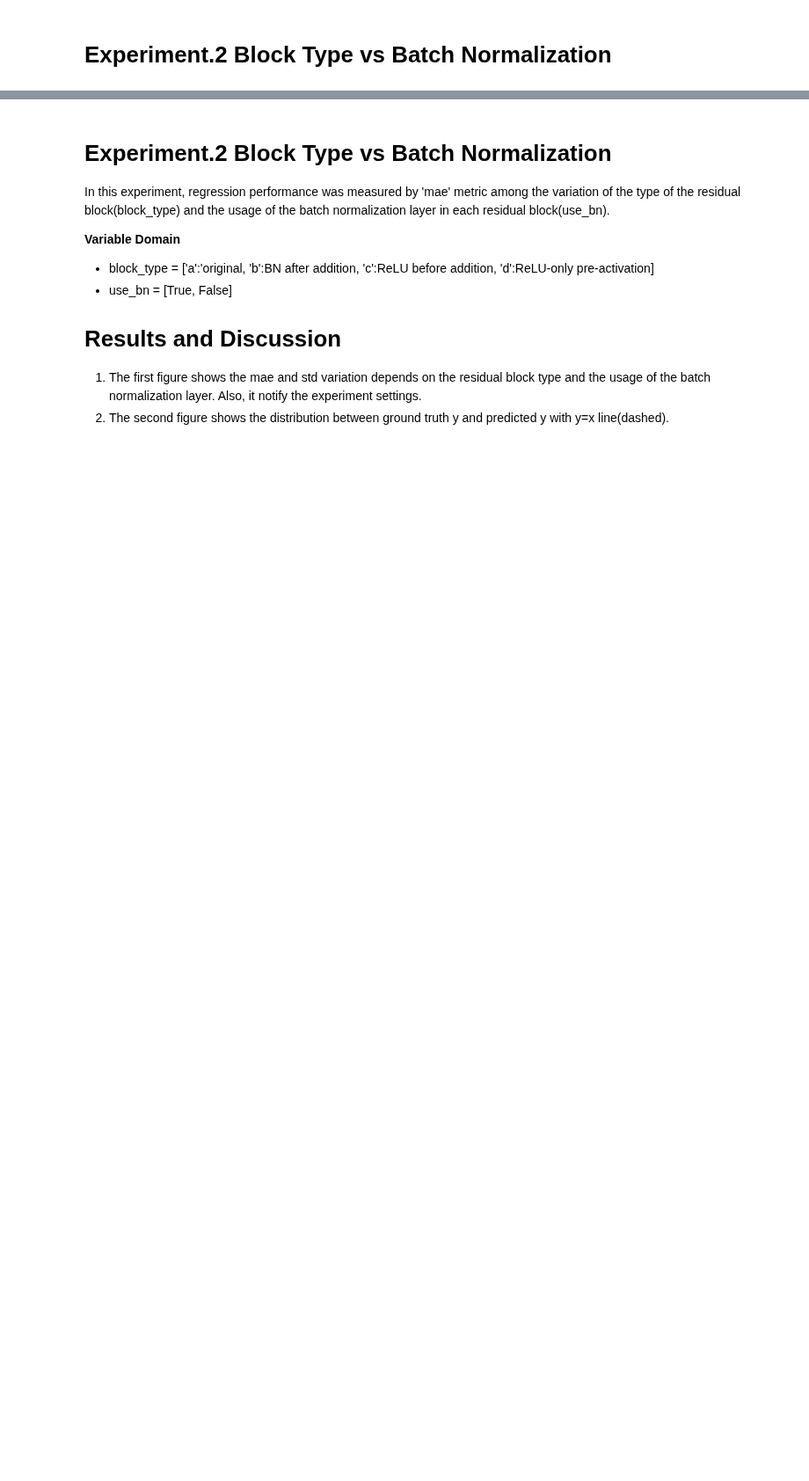
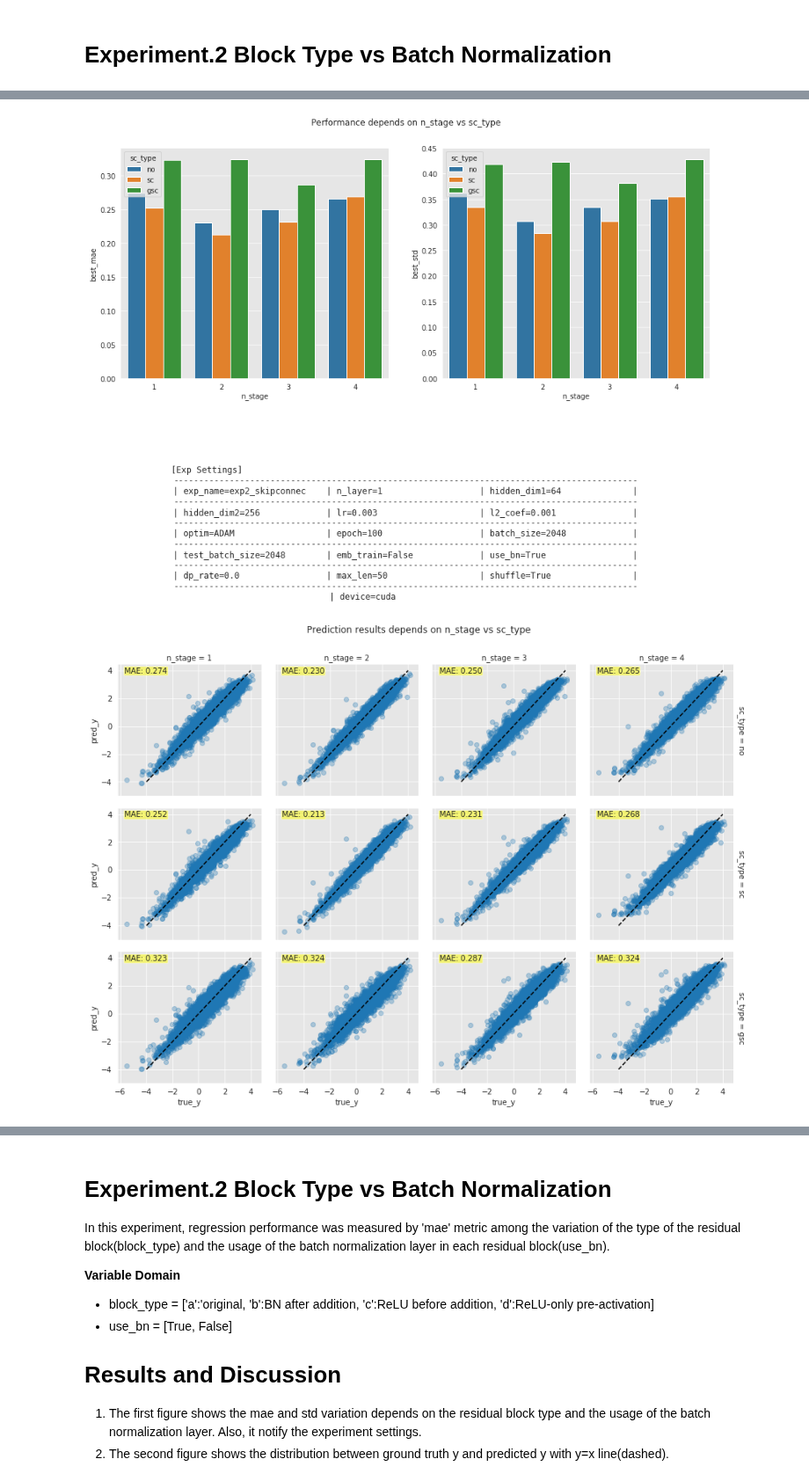
Before and after one commit to heartcored98/CH485_AI_Chemistry, a Jupyter notebook: Practice5_logP_GCN/Assignment5_logP_GCN.ipynb, the cells around one changed output, grey strips where cells are left out. Shown at 88% size. Saved outputs shown, nothing was run; the diff lists cells and outputs as text; code cells hidden in the pictures; blank space fills up the shorter version.

```diff
--- a/Practice5_logP_GCN/Assignment5_logP_GCN.ipynb
+++ b/Practice5_logP_GCN/Assignment5_logP_GCN.ipynb
@@ -63,7 +67,7 @@ def train(model, partition, optimizer, criterion, args, **kwargs):
     cnt_iter = 0
     for batch_idx, batch in enumerate(data_iter):
         X, A, y = batch
-        X, A, y = X.to(args.device).long(), A.to(args.device).long(), y.to(args.device).float()
+        X, A, y = X.to(args.device).long(), A.to(args.device).float(), y.to(args.device).float()
 
         model.train()
         optimizer.zero_grad()
@@ -90,7 +94,7 @@ def validate(model, partition, criterion, args):
     cnt_iter = 0
     for batch_idx, batch in enumerate(data_iter):
         X, A, y = batch
-        X, A, y = X.to(args.device).long(), A.to(args.device).long(), y.to(args.device).float()
+        X, A, y = X.to(args.device).long(), A.to(args.device).float(), y.to(args.device).float()
 
         model.eval()
         pred_y = model(X, A)
@@ -111,7 +115,7 @@ def test(model, partition, args, **kwargs):
     list_y, list_pred_y = list(), list()
     for batch_idx, batch in enumerate(data_iter):
         X, A, y = batch
-        X, A, y = X.to(args.device).long(), A.to(args.device).long(), y.to(args.device).float()
+        X, A, y = X.to(args.device).long(), A.to(args.device).float(), y.to(args.device).float()
 
         model.eval()
         pred_y = model(X, A)
@@ -323,34 +329,32 @@ seed = 123
 np.random.seed(seed)
 torch.manual_seed(seed)
 
-exp_name = 'exp1_lr_l2_coef'
+exp_name = 'exp1_n_layer_n_stage'
 args = parser.parse_args("")
 args.exp_name = exp_name
 args.n_layer = 1
-args.n_stage = 2
+args.n_stage = 1
 args.hidden_dim1 = 64
-args.hidden_dim2 = 64
+args.hidden_dim2 = 256
 args.sc_type = 'no'
 args.lr = 0.001
-args.l2_coef = 0.0001
+args.l2_coef = 0.001
 args.optim = 'ADAM'
 args.epoch = 100
 args.batch_size= 2048
 args.test_batch_size= 2048
 args.emb_train = False
 args.use_bn = True
-args.dp_rate = 0.1
+args.dp_rate = 0.0
 args.max_len = 50
 args.shuffle = True
 args.device = 'cuda' if torch.cuda.is_available() else 'cpu'
 writer = Writer(prior_keyword=['n_layer', 'n_stage', 'sc_type', 'use_bn', 'dp_rate', 'emb_train', 'epoch', 'l2_coef', 'lr'])
 
 
-
-
 # Define Hyperparameter Search Space
-list_var1 = [1]#, 4, 8]#[0.01, 0.001, 0.0001, 0.00001]
-list_var2 = [0.0001] #[10.0, 1.0, 0.1, 0.01, 0.001, 0.0001, 0.00001]
+list_var1 = [1, 2, 3, 4]#, 4, 8]#[0.01, 0.001, 0.0001, 0.00001]
+list_var2 = [1,2,3] #[10.0, 1.0, 0.1, 0.01, 0.001, 0.0001, 0.00001]
 
 # Initialize num iteration, num experiment, progress bar
 n_iter = args.epoch * (len(partition['train']) + len(partition['test']))
@@ -359,14 +363,14 @@ cnt_exp = 0
 bar = tqdm_notebook(total=n_exp*n_iter, file=sys.stdout, position=0)
 bar.set_description('P {:2}/{} Exp'.format(cnt_exp, n_exp))
 
-writer.clear(exp_name)
+# writer.clear(exp_name)
 for var1 in list_var1:
     for var2 in list_var2:
         ts = time.time()
         # Update hyperparameter
 #         args.lr = var1
         args.n_layer = var1
-        args.l2_coef = var2
+        args.n_stage = var2
         args.bar = bar
         result = experiment(partition, args)
         writer.write(result)
@@ -479,21 +523,23 @@ for use_bn in list_use_bn:
 # %%
-results = writer.read(exp_name='exp2_block_type_batch_norm')
-results = results.loc[results['epoch']==50]
+results = writer.read(exp_name='exp2_skipconnection_n_stage')
 
-variable1 = 'block_type'
-variable2 = 'use_bn'
+variable1 = 'n_stage'
+variable2 = 'sc_type'
 
 
-plot_performance(results, variable1, variable2,
+plot_performance(results, variable1, variable2, args,
                 'Performance depends on {} vs {}'.format(variable1, variable2),
-                'exp1_Performance {} vs {}'.format(variable1, variable2))
+                'exp2_Performance {} vs {}'.format(variable1, variable2))
 
-plot_distribution(results, variable1, variable2, 'true_y', 'pred_y',
+plot_distribution(results, variable1, variable2, 'true_y', 'pred_y', 'best_mae',
                   'Prediction results depends on {} vs {}'.format(variable1, variable2),
-                  'exp1_Prediction {} vs {}'.format(variable1, variable2), top=0.9)
+                  'exp2_Prediction {} vs {}'.format(variable1, variable2), top=0.9)
 
 plot_loss(results, variable1, variable2, 'epoch', 'loss',
                   'Loss depends on {} vs {}'.format(variable1, variable2),
-                  'exp1_Loss {} vs {}'.format(variable1, variable2), top=0.9)
+                  'exp2_Loss {} vs {}'.format(variable1, variable2), top=0.9)
 
 plt.show()
+# %% [output]
+[figure, added]
+[figure, added]
```
Also changed, not shown: parts of 8 cells of this notebook, 8 other files.
